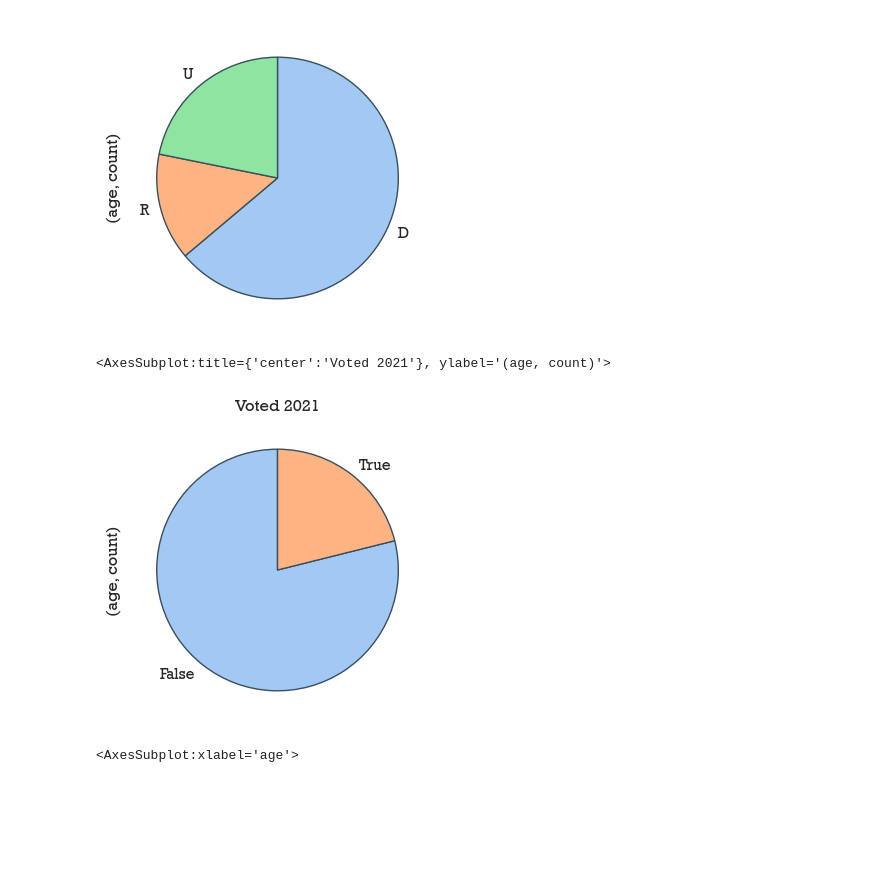
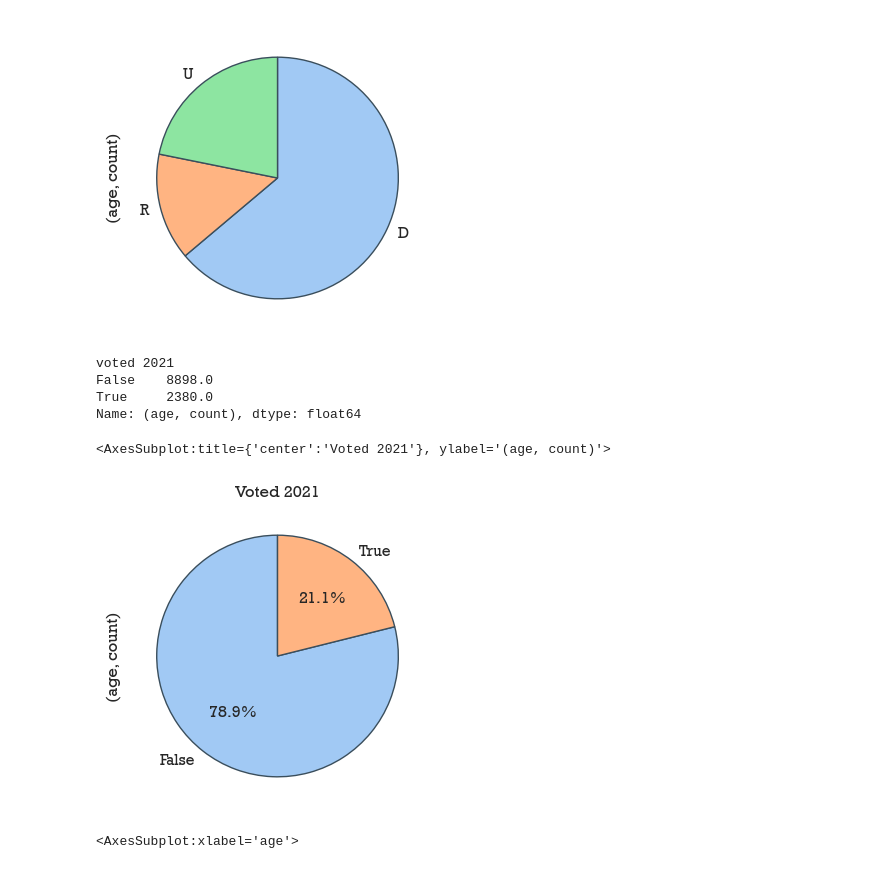
Before and after one commit to lajos/predict-voter-propensity-linear, a Jupyter notebook: a quick look at the data.ipynb, the cells around one changed output. Drawn from its saved outputs; the diff is of its cells as text; code cells hidden in the pictures; blank space fills up the shorter version.

Commit message:
added percentage to turnout pie chart

```diff
--- a/a quick look at the data.ipynb
+++ b/a quick look at the data.ipynb
@@ -110,10 +110,15 @@ df[['party guess','age']].groupby('party guess').describe()['age','count'].plot(
 # %%
 sns.set_theme()
 sns.set(style="whitegrid", palette='pastel',font="Rockwell")
-df[['voted 2021','age']].groupby('voted 2021').describe()['age','count'].plot(kind='pie', title='Voted 2021', counterclock=True, startangle=-270, wedgeprops={'edgecolor':'#3a4e5c','linewidth': 1, 'antialiased': True})
+print(df[['voted 2021','age']].groupby('voted 2021').describe()['age','count'])
+df[['voted 2021','age']].groupby('voted 2021').describe()['age','count'].plot(kind='pie', title='Voted 2021', counterclock=True, startangle=-270, autopct = "%.1f%%", wedgeprops={'edgecolor':'#3a4e5c','linewidth': 1, 'antialiased': True})
 # %% [output]
-<AxesSubplot:title={'center':'Voted 2021'}, ylabel='(age, count)'>
+voted 2021
+False    8898.0
+True     2380.0
+Name: (age, count), dtype: float64
+<AxesSubplot:title={'center':'Voted 2021'}, ylabel='(age, count)'>
-[figure, old version]
+[figure, new version]
 # %%
 sns.set_theme()
 sns.set(style="whitegrid", palette='muted',font="Rockwell")
```
